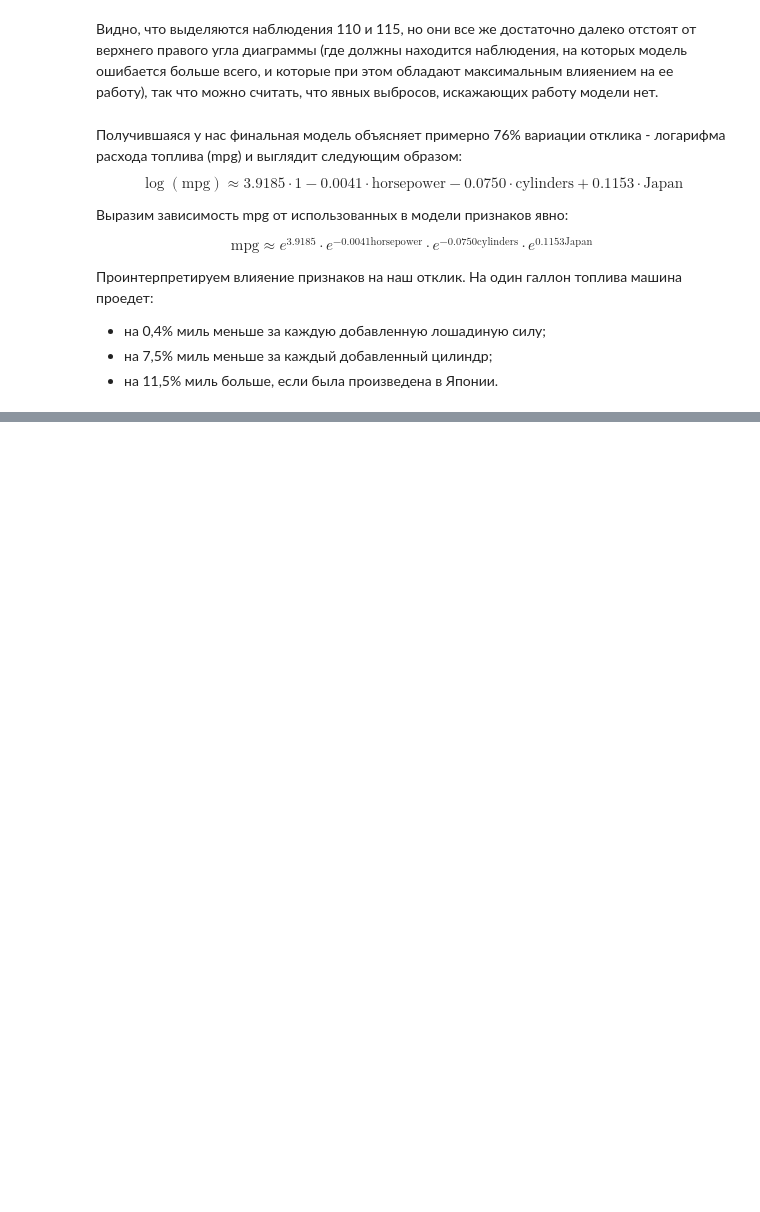
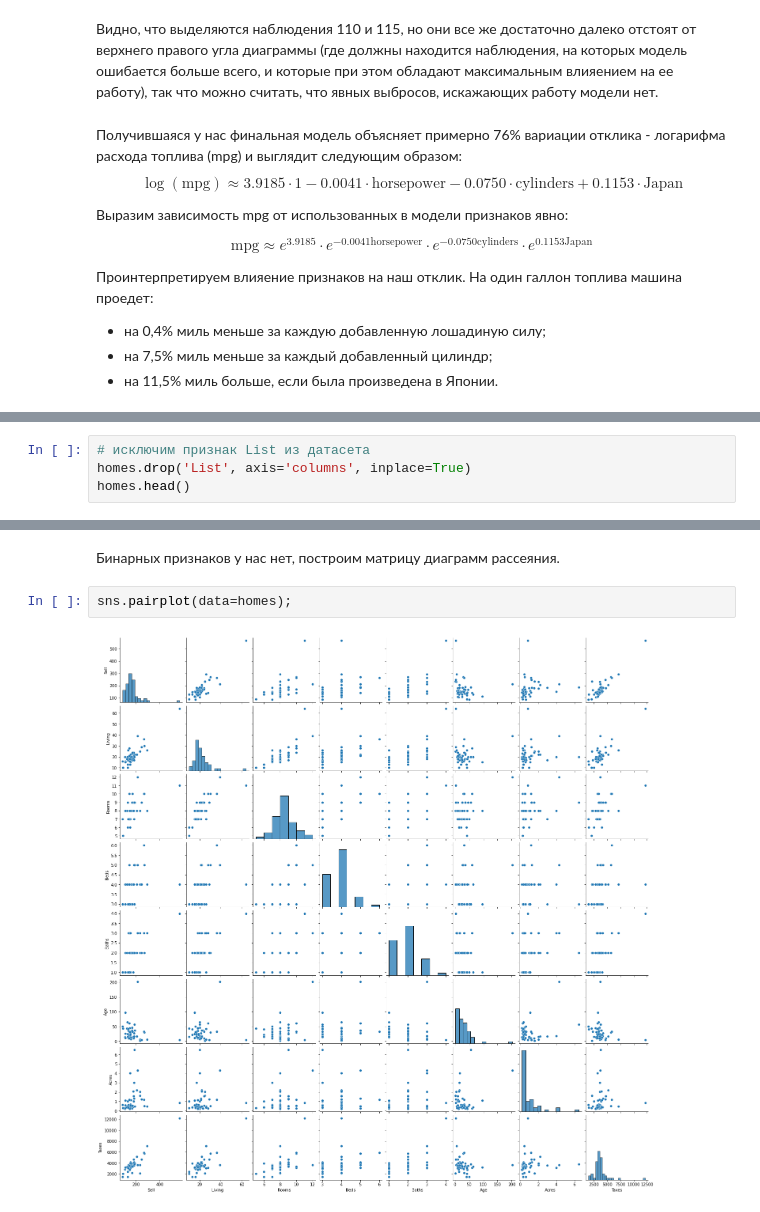
Before and after one commit to novayazarya/statistics, a Jupyter notebook: correlation-linreg.ipynb, the cells around one changed output, grey strips where cells are left out. Drawn from its saved outputs; the diff is of its cells as text; blank space fills up the shorter version.

```diff
--- a/correlation-linreg.ipynb
+++ b/correlation-linreg.ipynb
@@ -825,0 +857,4 @@ $$
+# %%
+# исключим признак List из датасета
+homes.drop('List', axis='columns', inplace=True)
+homes.head()
@@ -825,0 +868,6 @@ $$
+# %% [markdown]
+Бинарных признаков у нас нет, построим матрицу диаграмм рассеяния.
+# %%
+sns.pairplot(data=homes);
+# %% [output]
+[figure, added]
```
Also changed, not shown: parts of 40 cells of this notebook.
